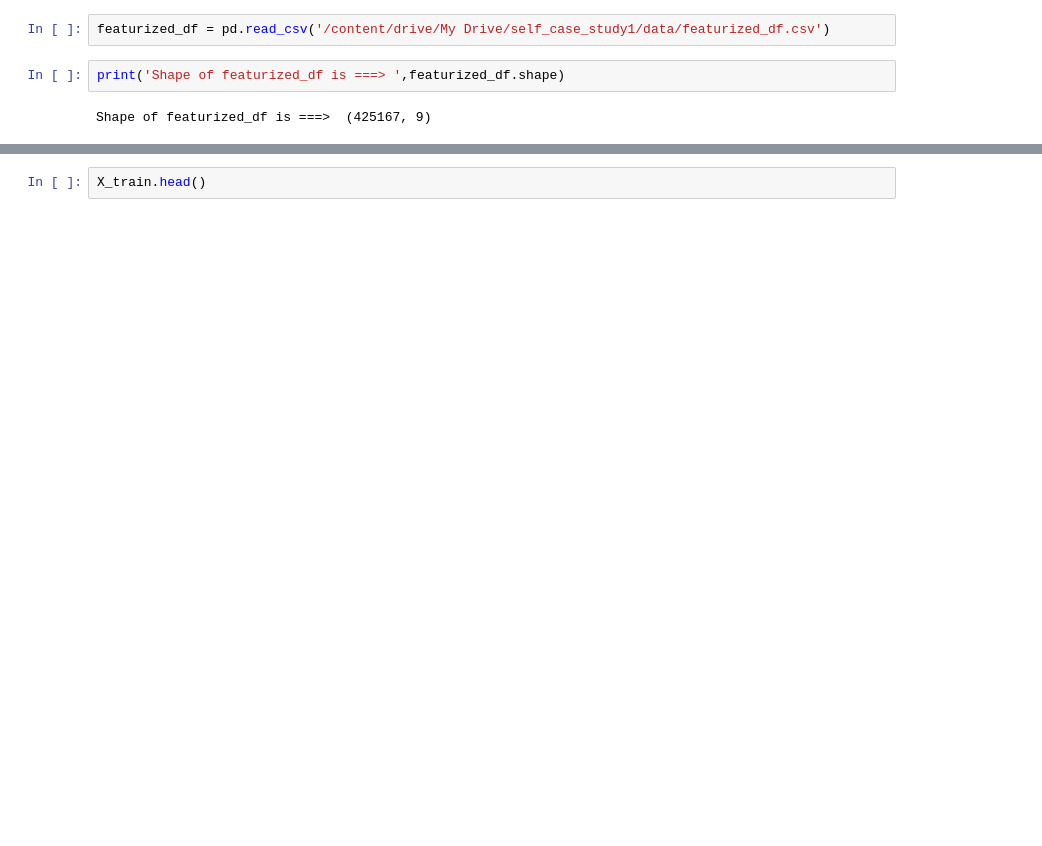
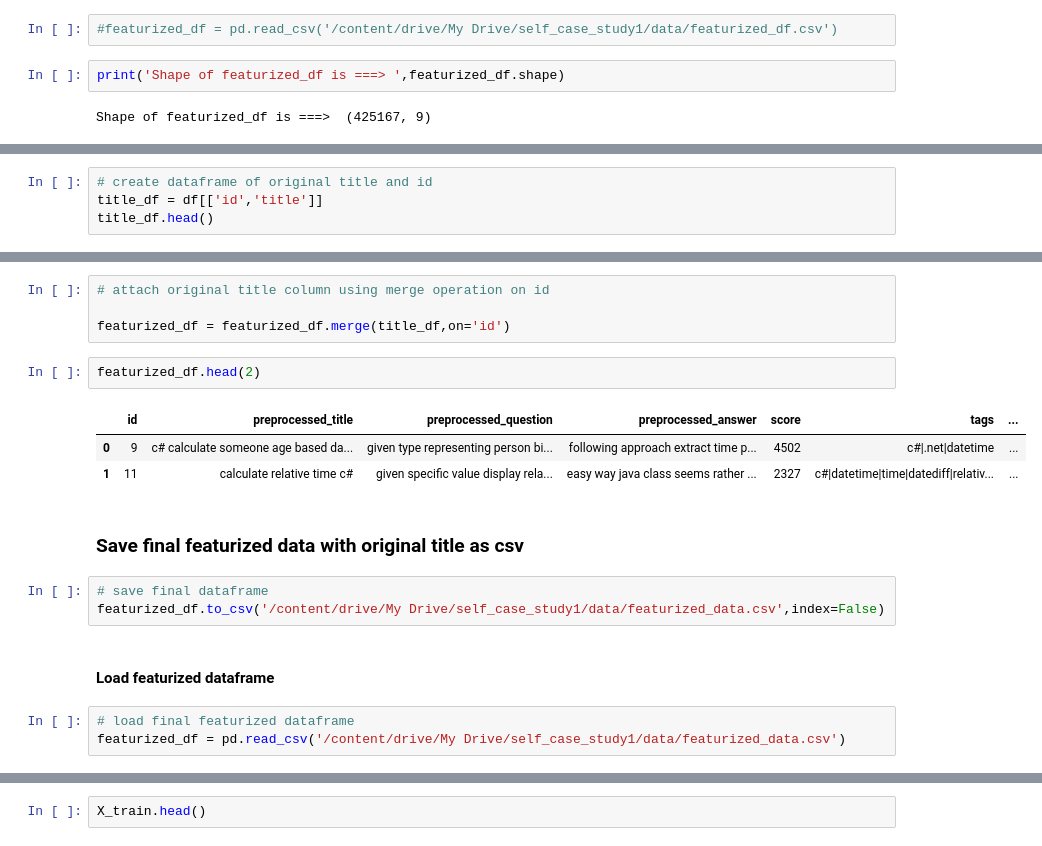
Before and after one commit to sumittagadiya/Stack-overflow-semantic-search-engine, a Jupyter notebook: Preprocessing_sc1.ipynb, the cells around one changed output, grey strips where cells are left out. Cells and saved outputs as stored; diff of their text form; blank space fills up the shorter version.

```diff
--- a/Preprocessing_sc1.ipynb
+++ b/Preprocessing_sc1.ipynb
@@ -391,5 +396,5 @@ preprocessed_df.to_csv('/content/drive/My Drive/self_case_study1/data/featurized
 # %%
-featurized_df = pd.read_csv('/content/drive/My Drive/self_case_study1/data/featurized_df.csv')
+#featurized_df = pd.read_csv('/content/drive/My Drive/self_case_study1/data/featurized_df.csv')
 # %%
 print('Shape of featurized_df is ===> ',featurized_df.shape)
 # %% [output]
@@ -401,3 +406,7 @@ featurized_df.head(3)
 | 0 | 9 | c# calculate someone age based da... | given type representing person bi... | following approach extract time p... | 4502 | c#|.net|datetime | ... |
 | 1 | 11 | calculate relative time c# | given specific value display rela... | easy way java class seems rather ... | 2327 | c#|datetime|time|datediff|relativ... | ... |
 | 2 | 742 | class views django | django view points function probl... | created used generic view classes... | 73 | python|django|views|oop | ... |
+# %%
+# create dataframe of original title and id
+title_df = df[['id','title']]
+title_df.head()
@@ -404,3 +420,23 @@ featurized_df.head(3)
+# %%
+# attach original title column using merge operation on id
+
+featurized_df = featurized_df.merge(title_df,on='id')
+# %%
+featurized_df.head(2)
+# %% [output]
+|  | id | preprocessed_title | preprocessed_question | preprocessed_answer | score | tags | ... |
+| 0 | 9 | c# calculate someone age based da... | given type representing person bi... | following approach extract time p... | 4502 | c#|.net|datetime | ... |
+| 1 | 11 | calculate relative time c# | given specific value display rela... | easy way java class seems rather ... | 2327 | c#|datetime|time|datediff|relativ... | ... |
+# %% [markdown]
+### Save final featurized data with original title as csv
+# %%
+# save final dataframe
+featurized_df.to_csv('/content/drive/My Drive/self_case_study1/data/featurized_data.csv',index=False)
+# %% [markdown]
+#### Load featurized dataframe
+# %%
+# load final featurized dataframe
+featurized_df = pd.read_csv('/content/drive/My Drive/self_case_study1/data/featurized_data.csv')
 # %%
 from sklearn.model_selection import train_test_split
 X_train,X_test = train_test_split(featurized_df,test_size=0.5,random_state=42)
```
Also changed, not shown: parts of 90 cells of this notebook.
